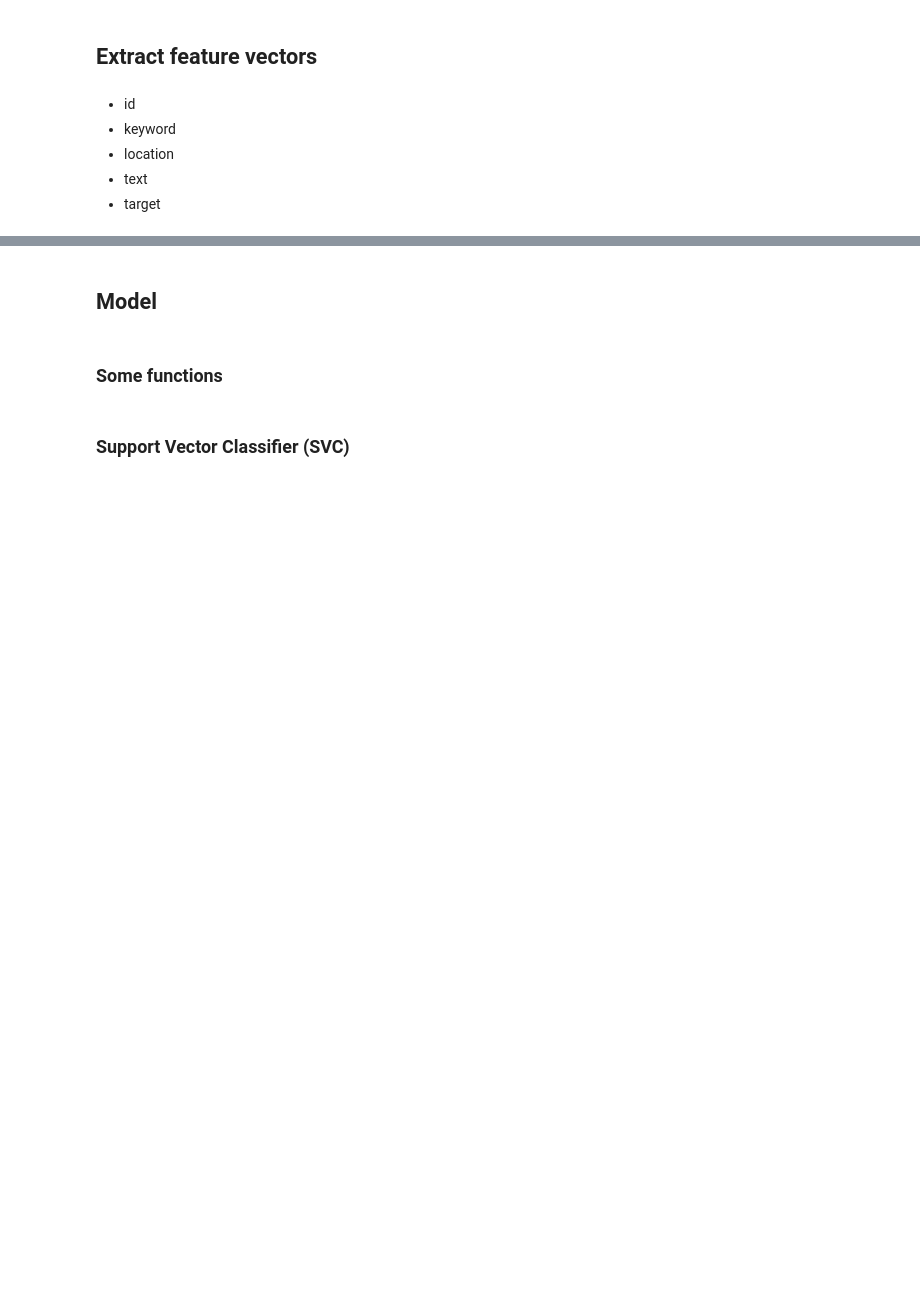
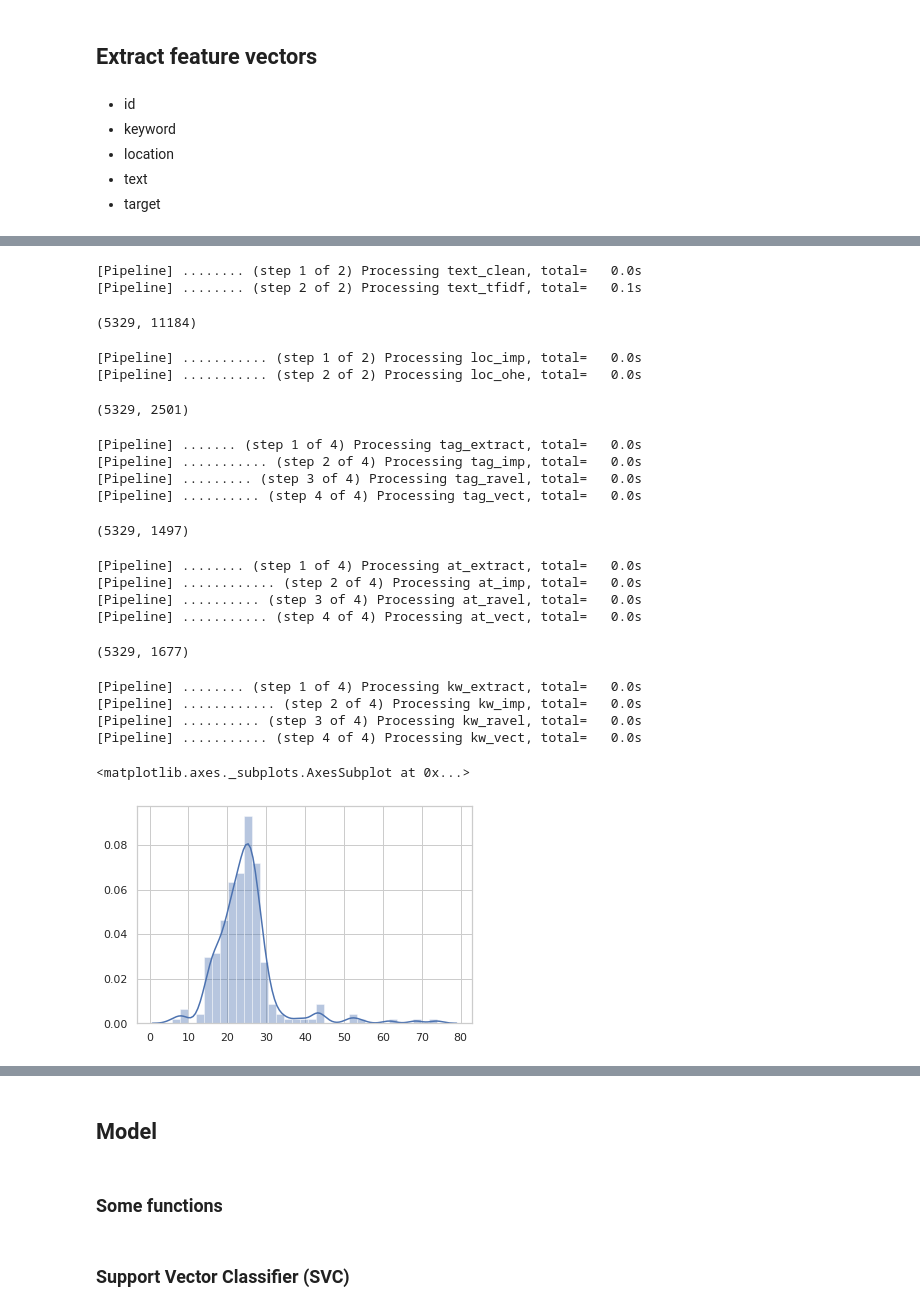
Before and after one commit to YangJiao85/disaster-tweets-kaggle, a Jupyter notebook: disaster_tweets_MLmodel.ipynb, the cells around one changed output, grey strips where cells are left out. Saved outputs shown, nothing was run; the diff lists cells and outputs as text; code cells hidden in the pictures; blank space fills up the shorter version.

```diff
--- a/disaster_tweets_MLmodel.ipynb
+++ b/disaster_tweets_MLmodel.ipynb
@@ -92,0 +144,57 @@ transformer = ColumnTransformer([
+# %%
+X_train, X_test, y_train, y_test = ms.train_test_split(
+    df_train[['keyword', 'location', 'text']],
+    df_train['target'],
+    test_size = 0.3,
+    random_state = 1234
+)
+# %%
+text_vec.fit(X_train['text'])
+X_text = text_vec.transform(X_train['text'])
+X_text.shape
+# %% [output]
+[Pipeline] ........ (step 1 of 2) Processing text_clean, total=   0.0s
+[Pipeline] ........ (step 2 of 2) Processing text_tfidf, total=   0.1s
+(5329, 11184)
+# %%
+loc_vec.fit(X_train[['location']])
+X_location = loc_vec.transform(X_train[['location']])
+X_location.toarray().shape
+# %% [output]
+[Pipeline] ........... (step 1 of 2) Processing loc_imp, total=   0.0s
+[Pipeline] ........... (step 2 of 2) Processing loc_ohe, total=   0.0s
+(5329, 2501)
+# %%
+tag_vec.fit(X_train['text'])
+X_tag = tag_vec.transform(X_train['text'])
+X_tag.toarray().shape
+# %% [output]
+[Pipeline] ....... (step 1 of 4) Processing tag_extract, total=   0.0s
+[Pipeline] ........... (step 2 of 4) Processing tag_imp, total=   0.0s
+[Pipeline] ......... (step 3 of 4) Processing tag_ravel, total=   0.0s
+[Pipeline] .......... (step 4 of 4) Processing tag_vect, total=   0.0s
+(5329, 1497)
+# %%
+at_vec.fit(X_train['text'])
+X_at = at_vec.transform(X_train['text'])
+X_at.toarray().shape
+# %% [output]
+[Pipeline] ........ (step 1 of 4) Processing at_extract, total=   0.0s
+[Pipeline] ............ (step 2 of 4) Processing at_imp, total=   0.0s
+[Pipeline] .......... (step 3 of 4) Processing at_ravel, total=   0.0s
+[Pipeline] ........... (step 4 of 4) Processing at_vect, total=   0.0s
+(5329, 1677)
+# %%
+kw_vec.fit(X_train['keyword'])
+X_kw = kw_vec.transform(X_train['keyword'])
+X_kw.toarray().shape
+kw_vec.get_params()['steps'][3][1].vocabulary_
+kw_count = X_kw.toarray().sum(axis=0)
+sns.distplot(kw_count)
+# %% [output]
+[Pipeline] ........ (step 1 of 4) Processing kw_extract, total=   0.0s
+[Pipeline] ............ (step 2 of 4) Processing kw_imp, total=   0.0s
+[Pipeline] .......... (step 3 of 4) Processing kw_ravel, total=   0.0s
+[Pipeline] ........... (step 4 of 4) Processing kw_vect, total=   0.0s
+<matplotlib.axes._subplots.AxesSubplot at 0x...>
+[figure, added]
```
Also changed, not shown: parts of 25 cells of this notebook.
